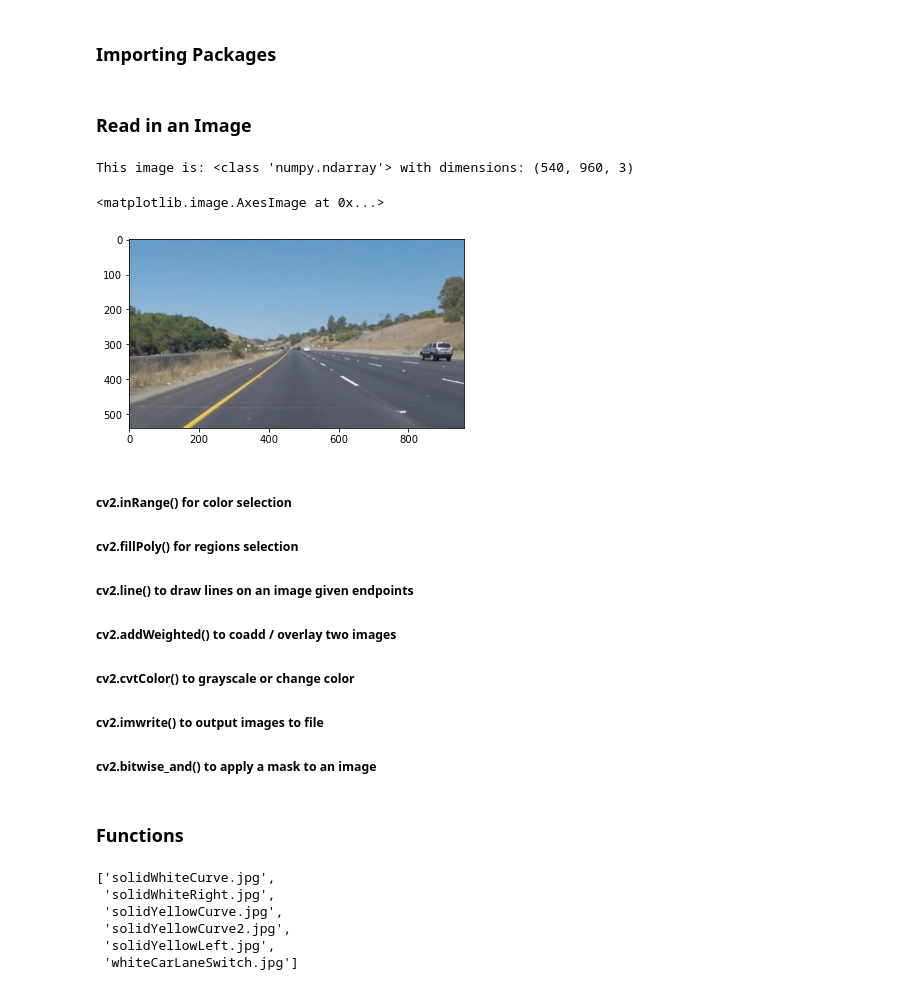
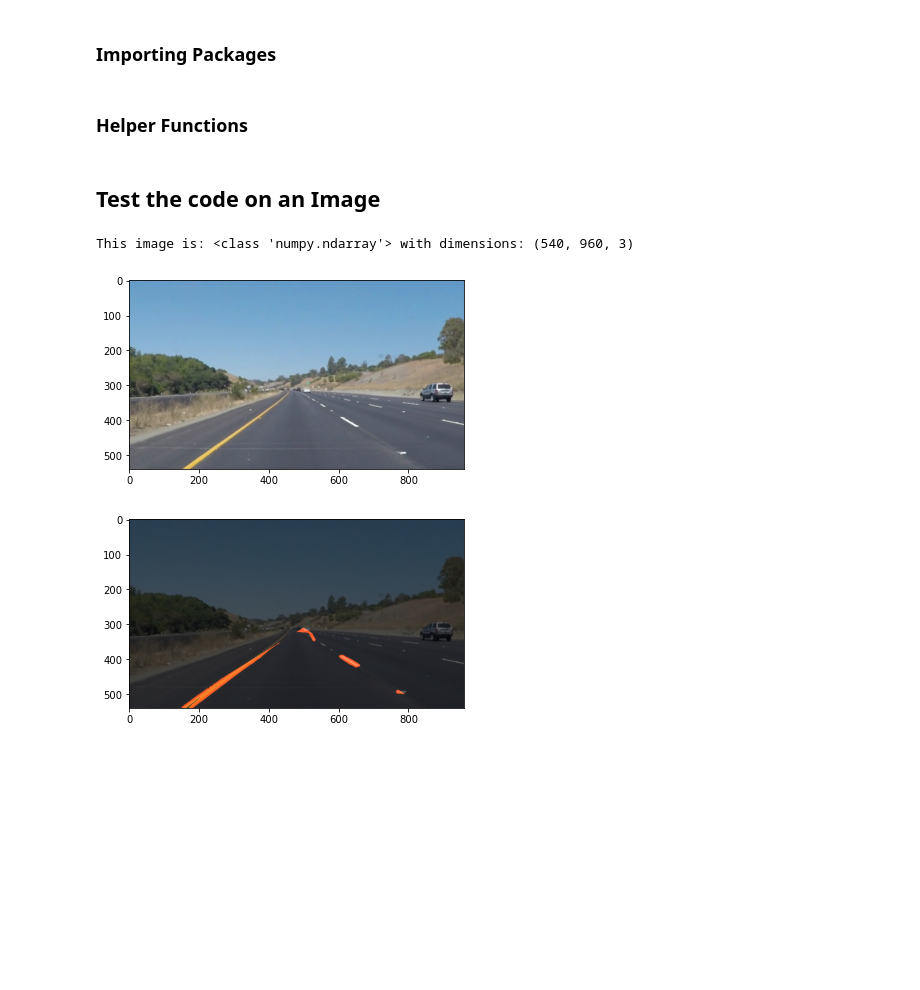
Before and after one commit to cherishmashankar/Finding-Lane-Lines-using-Computer-Vision, a Jupyter notebook: lane_lines.ipynb, the cells around one changed output. Cells and saved outputs as stored; diff of their text form; code cells hidden in the pictures; blank space fills up the shorter version.

Commit message:
Finding Lane lines using OpenCV - Small Changes

```diff
--- a/lane_lines.ipynb
+++ b/lane_lines.ipynb
@@ -16,0 +12,2 @@ from IPython.display import HTML
+# %% [markdown]
+### Helper Functions
@@ -17,24 +109,18 @@ from IPython.display import HTML
 # %% [markdown]
-### Read in an Image
+## Test the code on an Image
 # %%
 #reading in an image
 image = mpimg.imread('test_images/solidYellowCurve.jpg')
 
 #printing out some stats and plotting
 print('This image is:', type(image), 'with dimensions:', image.shape)
 plt.imshow(image)
-# if you wanted to show a single color channel image called 'gray', for example, call as plt.imshow(gray, cmap='gray')
+plt.show()
+
+processed_image = process_image(image)
+plt.imshow(processed_image)
+plt.show()
 # %% [output]
 This image is: <class 'numpy.ndarray'> with dimensions: (540, 960, 3)
-<matplotlib.image.AxesImage at 0x...>
 [figure]
+[figure, added]
-# %% [markdown]
-##### cv2.inRange() for color selection
-##### cv2.fillPoly() for regions selection
-##### cv2.line() to draw lines on an image given endpoints
-##### cv2.addWeighted() to coadd / overlay two images
-##### cv2.cvtColor() to grayscale or change color
-##### cv2.imwrite() to output images to file
-##### cv2.bitwise_and() to apply a mask to an image
-# %% [markdown]
-### Functions
@@ -100,10 +126,0 @@ def weighted_img(img, initial_img, α=0.4, β=1., γ=0.):
-# %%
-import os
-os.listdir("test_images/")
-# %% [output]
-['solidWhiteCurve.jpg',
- 'solidWhiteRight.jpg',
- 'solidYellowCurve.jpg',
- 'solidYellowCurve2.jpg',
- 'solidYellowLeft.jpg',
- 'whiteCarLaneSwitch.jpg']
```
Also changed, not shown: parts of 8 cells of this notebook.
